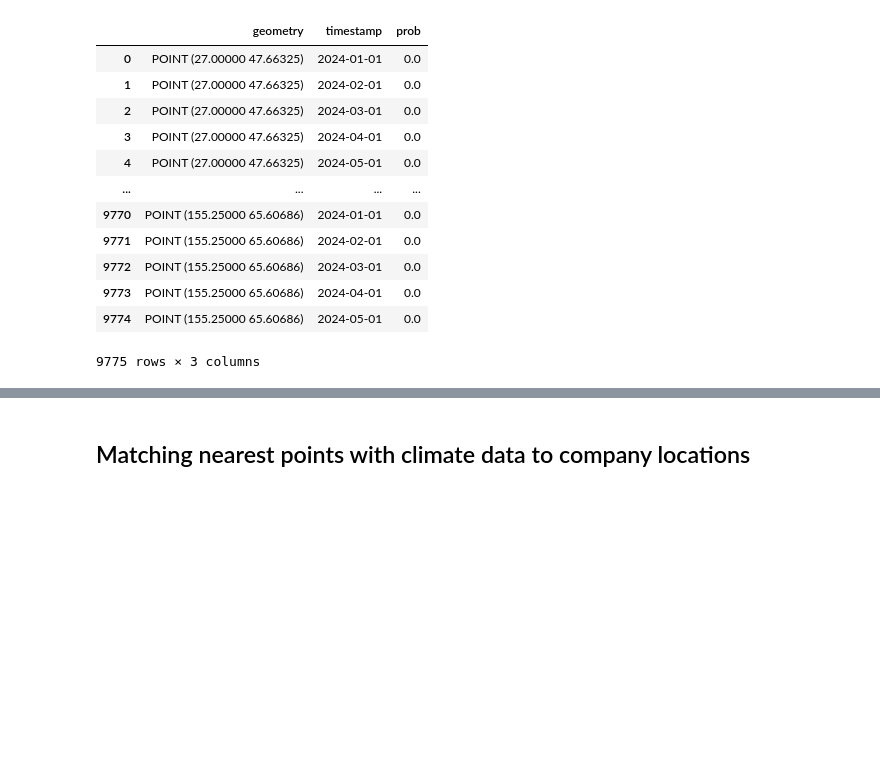
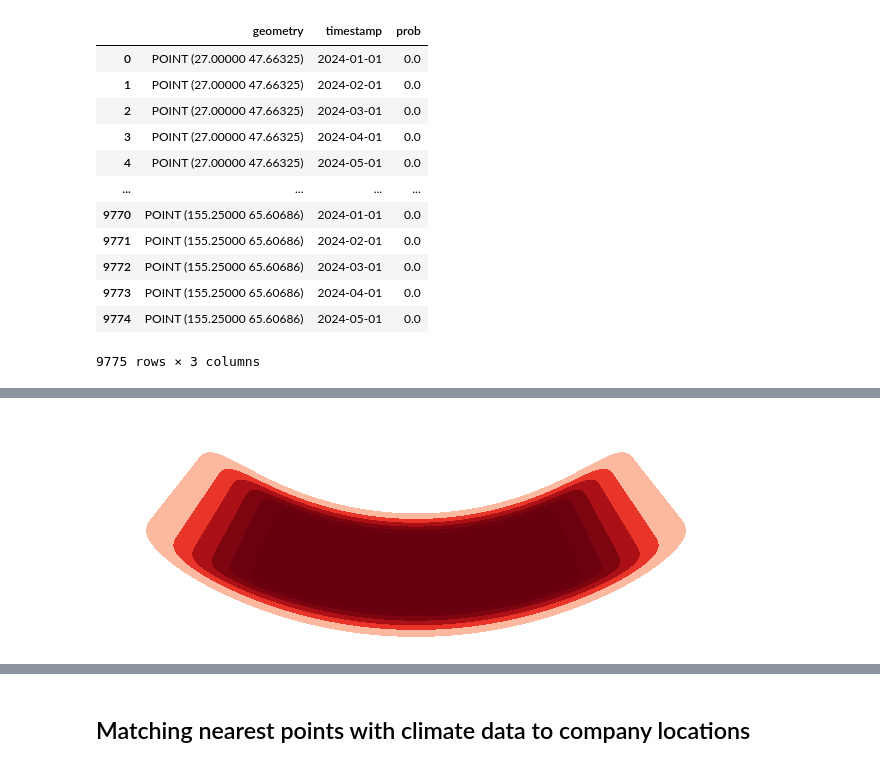
Before and after one commit to PKuznetsov-vl/spark, a Jupyter notebook: Wind_data.ipynb, the cells around one changed output, grey strips where cells are left out. Cells and saved outputs as stored; diff of their text form; code cells hidden in the pictures; blank space fills up the shorter version.

```diff
--- a/Wind_data.ipynb
+++ b/Wind_data.ipynb
@@ -31,3 +45,8 @@ gdf
+# %%
+gdf_cut = gdf.drop(columns='timestamp')
+ax = gpt.kdeplot(gdf_cut, projection=gcrs.AlbersEqualArea(), cmap='Reds', fill=True)
+# %% [output]
+[figure, added]
 # %%
 cdf = pd.read_csv('company_fin_df.csv')
 cdf = cdf[['inn', 'short_name', 'full_name', 'region', 'city', 'latitude', 'longitude']]
```
Also changed, not shown: parts of 5 cells of this notebook, 5 other files.
